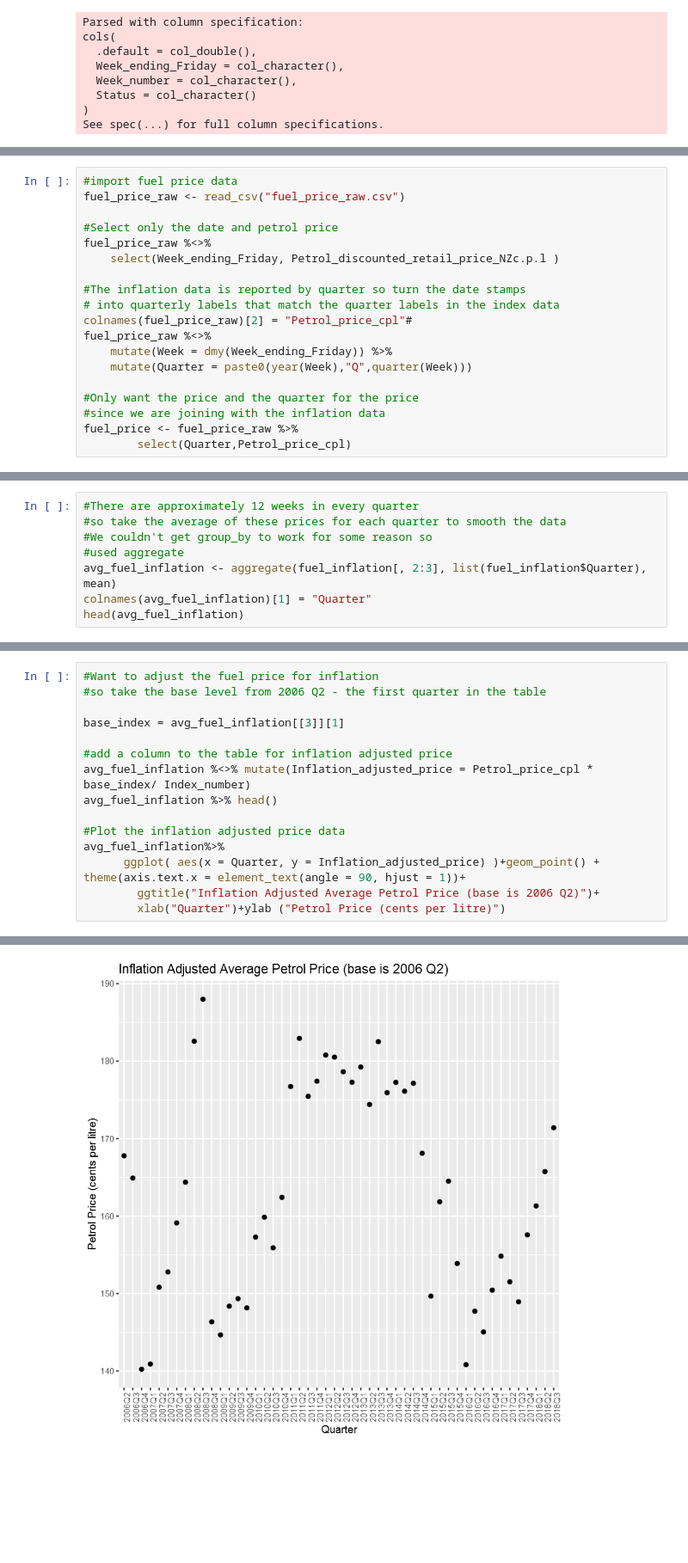
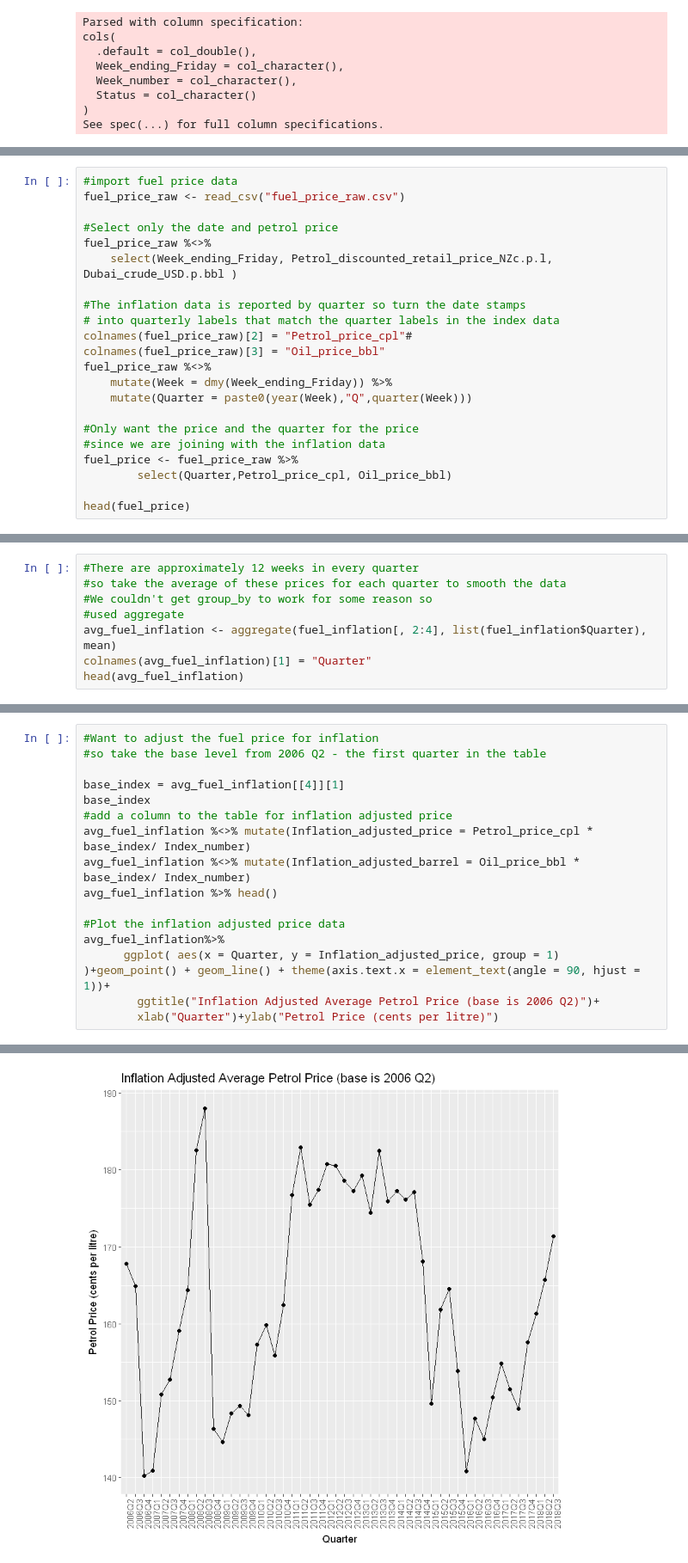
Before and after one commit to william-patt/DATA201-Group-project, a Jupyter notebook: Fuel_price_inflation_calcs.ipynb, the cells around one changed output, grey strips where cells are left out. Shown at 86% size. Saved outputs shown, nothing was run; the diff lists cells and outputs as text; blank space fills up the shorter version.

```diff
--- a/Fuel_price_inflation_calcs.ipynb
+++ b/Fuel_price_inflation_calcs.ipynb
@@ -79,11 +91,12 @@ fuel_price_raw <- read_csv("fuel_price_raw.csv")
 
 #Select only the date and petrol price
 fuel_price_raw %<>%
-    select(Week_ending_Friday, Petrol_discounted_retail_price_NZc.p.l )
+    select(Week_ending_Friday, Petrol_discounted_retail_price_NZc.p.l, Dubai_crude_USD.p.bbl )
 
 #The inflation data is reported by quarter so turn the date stamps
 # into quarterly labels that match the quarter labels in the index data
 colnames(fuel_price_raw)[2] = "Petrol_price_cpl"#
+colnames(fuel_price_raw)[3] = "Oil_price_bbl"
 fuel_price_raw %<>%
     mutate(Week = dmy(Week_ending_Friday)) %>%
     mutate(Quarter = paste0(year(Week),"Q",quarter(Week)))
@@ -91,7 +104,9 @@ fuel_price_raw %<>%
 #Only want the price and the quarter for the price
 #since we are joining with the inflation data
 fuel_price <- fuel_price_raw %>%
-        select(Quarter,Petrol_price_cpl)
+        select(Quarter,Petrol_price_cpl, Oil_price_bbl)
+
+head(fuel_price)
 # %% [output]
 Parsed with column specification:
 cols(
@@ -121,7 +143,7 @@ fuel_inflation %>% head()
 #so take the average of these prices for each quarter to smooth the data
 #We couldn't get group_by to work for some reason so
 #used aggregate
-avg_fuel_inflation <- aggregate(fuel_inflation[, 2:3], list(fuel_inflation$Quarter), mean)
+avg_fuel_inflation <- aggregate(fuel_inflation[, 2:4], list(fuel_inflation$Quarter), mean)
 colnames(avg_fuel_inflation)[1] = "Quarter"
 head(avg_fuel_inflation)
 # %% [output]
@@ -148,15 +170,16 @@ xlab("Quarter")+ylab ("Petrol Price (cents per litre)")
 #Want to adjust the fuel price for inflation
 #so take the base level from 2006 Q2 - the first quarter in the table
 
-base_index = avg_fuel_inflation[[3]][1]
-
+base_index = avg_fuel_inflation[[4]][1]
+base_index
 #add a column to the table for inflation adjusted price
 avg_fuel_inflation %<>% mutate(Inflation_adjusted_price = Petrol_price_cpl * base_index/ Index_number)
+avg_fuel_inflation %<>% mutate(Inflation_adjusted_barrel = Oil_price_bbl * base_index/ Index_number)
 avg_fuel_inflation %>% head()
 
 #Plot the inflation adjusted price data
 avg_fuel_inflation%>%
-      ggplot( aes(x = Quarter, y = Inflation_adjusted_price) )+geom_point() + theme(axis.text.x = element_text(angle = 90, hjust = 1))+
+      ggplot( aes(x = Quarter, y = Inflation_adjusted_price, group = 1) )+geom_point() + geom_line() + theme(axis.text.x = element_text(angle = 90, hjust = 1))+
         ggtitle("Inflation Adjusted Average Petrol Price (base is 2006 Q2)")+
-        xlab("Quarter")+ylab ("Petrol Price (cents per litre)")
+        xlab("Quarter")+ylab("Petrol Price (cents per litre)")
 # %% [output]
@@ -170 +194 @@ avg_fuel_inflation%>%
-[figure, old version]
+[figure, new version]
```
Also changed, not shown: parts of 11 cells of this notebook.
